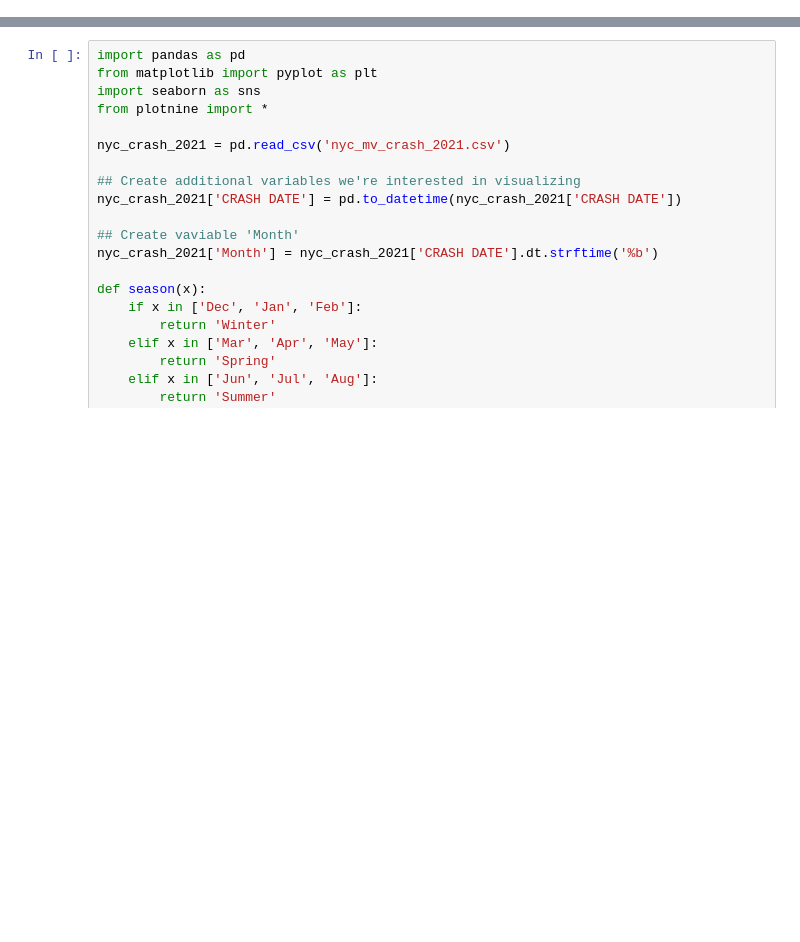
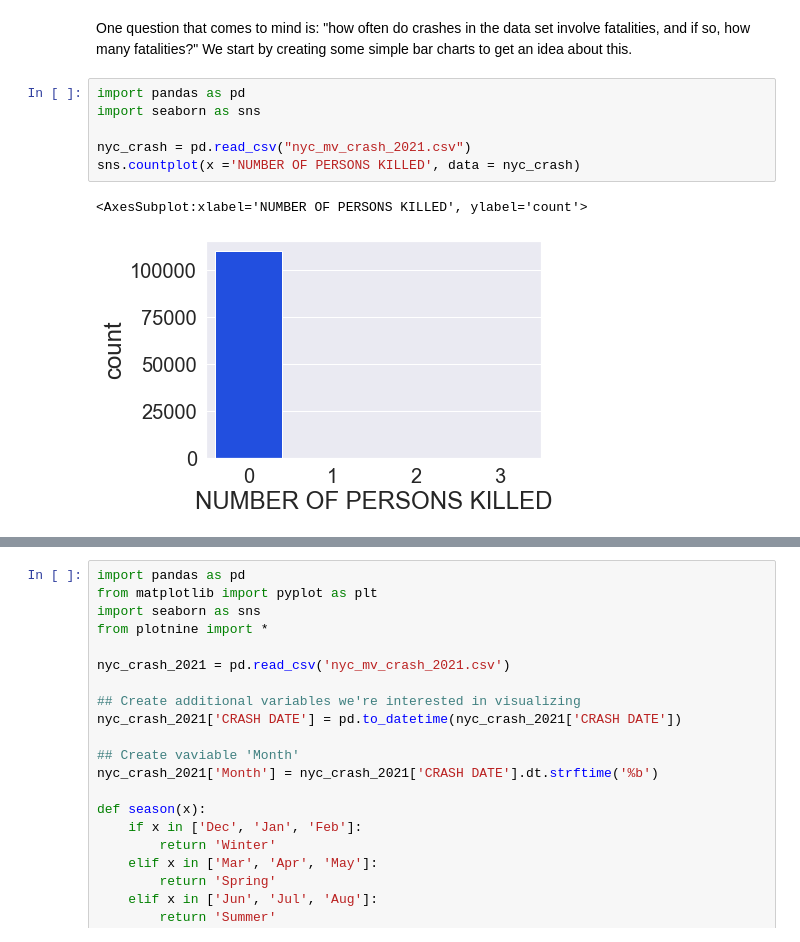
Before and after one commit to statds/nyc-open-data-presentation-nyc-crash-visualization-analysis, a Jupyter notebook: NYC_2021_Crash_Visualizations.ipynb, the cells around one changed output, grey strips where cells are left out. Cells and saved outputs as stored; diff of their text form; blank space fills up the shorter version.

```diff
--- a/NYC_2021_Crash_Visualizations.ipynb
+++ b/NYC_2021_Crash_Visualizations.ipynb
@@ -0,0 +7,11 @@
+# %% [markdown]
+One question that comes to mind is: "how often do crashes in the data set involve fatalities, and if so, how many fatalities?" We start by creating some simple bar charts to get an idea about this.
+# %%
+import pandas as pd
+import seaborn as sns
+
+nyc_crash = pd.read_csv("nyc_mv_crash_2021.csv")
+sns.countplot(x ='NUMBER OF PERSONS KILLED', data = nyc_crash)
+# %% [output]
+<AxesSubplot:xlabel='NUMBER OF PERSONS KILLED', ylabel='count'>
+[figure, added]
```
Also changed, not shown: parts of 15 cells of this notebook, 1 other file.
